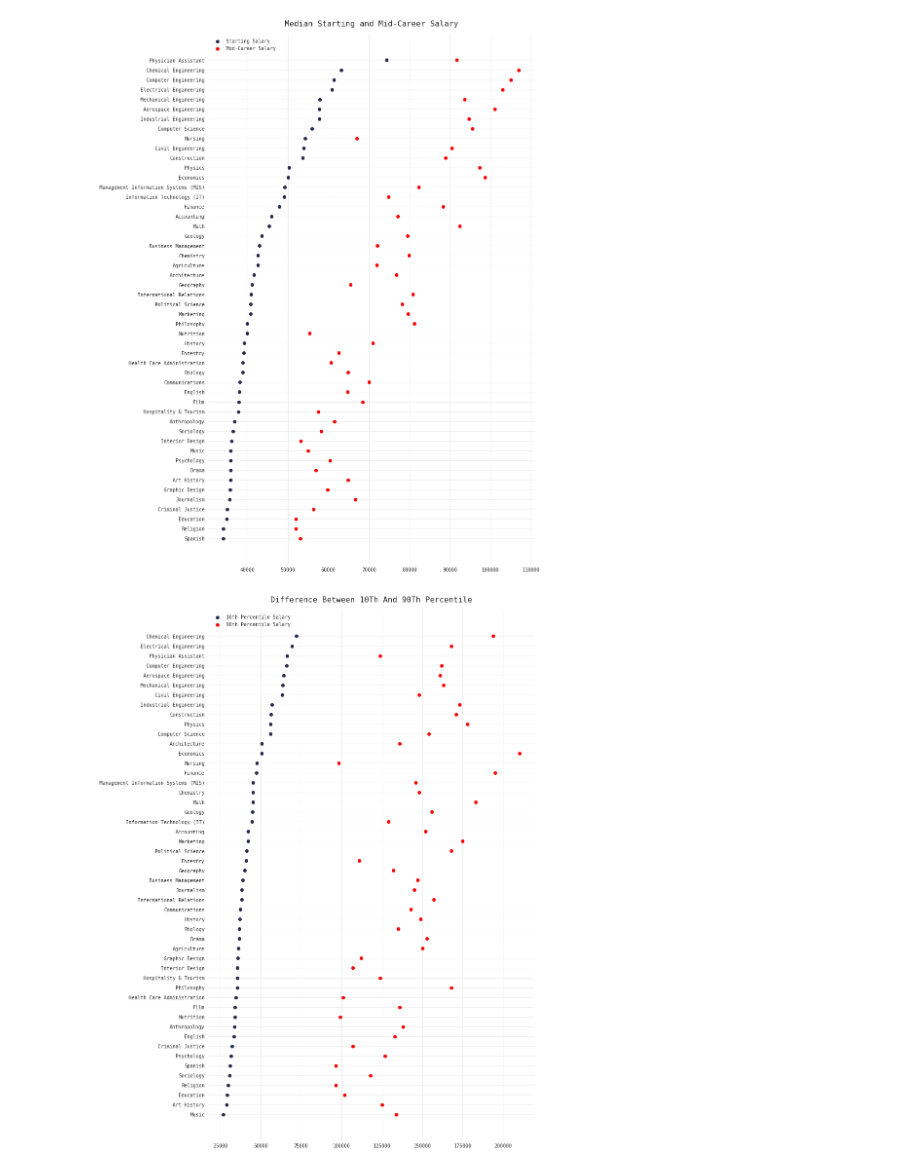
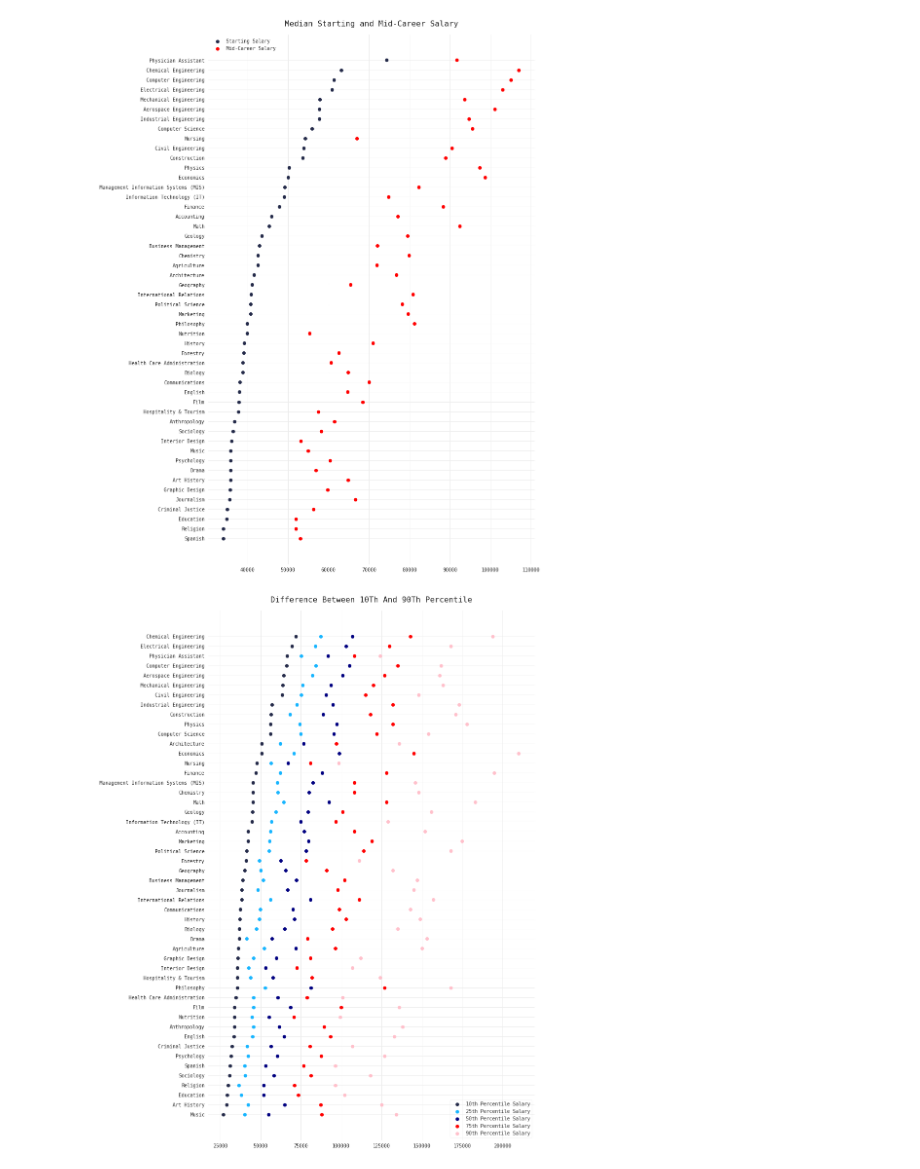
Before and after one commit to qu4ku/datasets-analysis, a Jupyter notebook: 002-collage-salaries.ipynb, the cells around one changed output. Drawn from its saved outputs; the diff is of its cells as text; code cells hidden in the pictures.

Commit message:
salary

```diff
--- a/002-collage-salaries.ipynb
+++ b/002-collage-salaries.ipynb
@@ -30,6 +30,8 @@ MC = '#242a49'  # Main colour
 # SC = 'red'  # Secondary colour
 SC = '#ededed'
 
+colors = [MC, '#17b5ff', 'navy', 'red', 'pink']
+
 plt.rcParams.update({
     'font.family': 'monospace',
     'font.size': 10,
@@ -60,8 +62,11 @@ df.sort_values('Bgn50', inplace=True)
 
 # Changing dolar values into floats
 def to_float(x):
-    x_str = x.replace('$', '').replace(',', '.')[:-3].replace('.','')
-    return float(x_str)
+    try:
+        x_str = x.replace('$', '').replace(',', '.')[:-3].replace('.','')
+        return float(x_str)
+    except:
+        return x
 for col in df.drop('DeltaBgnMid', axis=1).columns:
     df[col] = df[col].apply(to_float)
 
@@ -122,17 +127,29 @@ plt.title('Median Starting and Mid-Career Salary', y=1.01);
 # %%
 temp_df = df.sort_values('Mid10')
 
 plt.figure(figsize=(12, 20))
 
-plt.scatter(temp_df['Mid10'].values, range(temp_df['Mid10'].shape[0]), color=MC,
+plt.scatter(temp_df['Mid10'].values, range(temp_df['Mid10'].shape[0]), color=colors[0],
            label='10th Percentile Salary')
 plt.yticks(range(temp_df['Mid90'].shape[0]), temp_df['Mid90'].index);
 
-plt.scatter(temp_df['Mid90'].values, range(temp_df['Mid90'].shape[0]), color='red',
+plt.scatter(temp_df['Mid25'].values, range(temp_df['Mid25'].shape[0]), color=colors[1],
+           label='25th Percentile Salary')
+plt.yticks(range(temp_df['Mid25'].shape[0]), temp_df['Mid25'].index);
+
+plt.scatter(temp_df['Mid50'].values, range(temp_df['Mid50'].shape[0]), color=colors[2],
+           label='50th Percentile Salary')
+plt.yticks(range(temp_df['Mid50'].shape[0]), temp_df['Mid50'].index);
+
+plt.scatter(temp_df['Mid75'].values, range(temp_df['Mid75'].shape[0]), color=colors[3],
+           label='75th Percentile Salary')
+plt.yticks(range(temp_df['Mid75'].shape[0]), temp_df['Mid75'].index);
+
+plt.scatter(temp_df['Mid90'].values, range(temp_df['Mid90'].shape[0]), color=colors[4],
            label='90th Percentile Salary')
 plt.yticks(range(temp_df['Mid90'].shape[0]), temp_df['Mid90'].index);
 
-plt.legend(loc='upper left')
+plt.legend()
 plt.title('Difference between 10th and 90th percentile'.title(), y=1.01);
 # %% [output]
-[figure, old version]
+[figure, new version]
```
Also changed, not shown: parts of 5 cells of this notebook.
